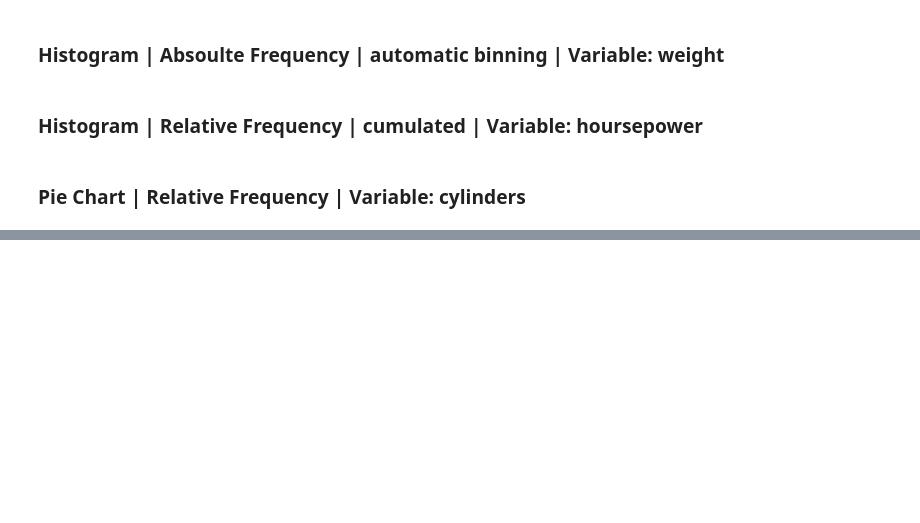
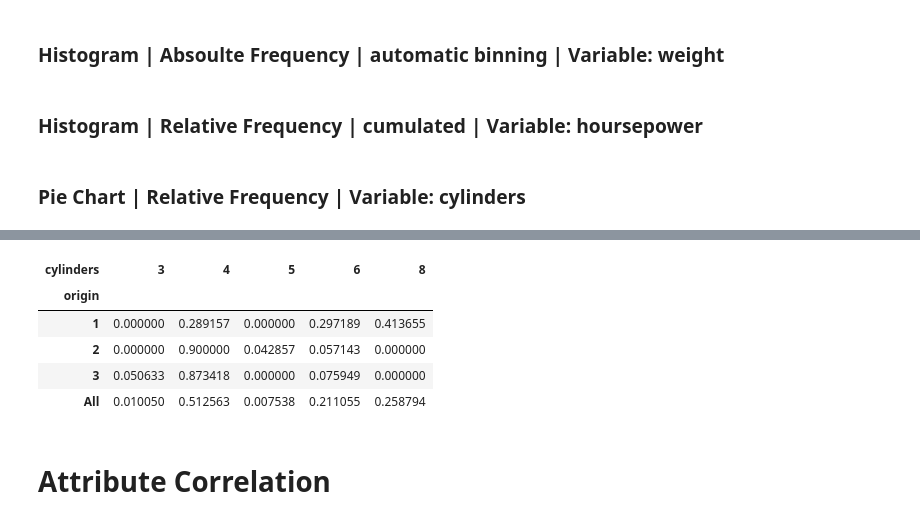
Before and after one commit to ThoAus/WING_Statistics, a Jupyter notebook: 01_Descriptive_Statistics.ipynb, the cells around one changed output, grey strips where cells are left out. Drawn from its saved outputs; the diff is of its cells as text; code cells hidden in the pictures; blank space fills up the shorter version.

```diff
--- a/01_Descriptive_Statistics.ipynb
+++ b/01_Descriptive_Statistics.ipynb
@@ -98,0 +327,11 @@ fig.show()
+# %%
+pd.crosstab(data['origin'], data['cylinders'], margins=True, normalize='index')
+# %% [output]
+| cylinders | 3 | 4 | 5 | 6 | 8 |
+| origin |  |  |  |  |  |
+| 1 | 0.000000 | 0.289157 | 0.000000 | 0.297189 | 0.413655 |
+| 2 | 0.000000 | 0.900000 | 0.042857 | 0.057143 | 0.000000 |
+| 3 | 0.050633 | 0.873418 | 0.000000 | 0.075949 | 0.000000 |
+| All | 0.010050 | 0.512563 | 0.007538 | 0.211055 | 0.258794 |
+# %% [markdown]
+# Attribute Correlation
```
Also changed, not shown: parts of 60 cells of this notebook.
